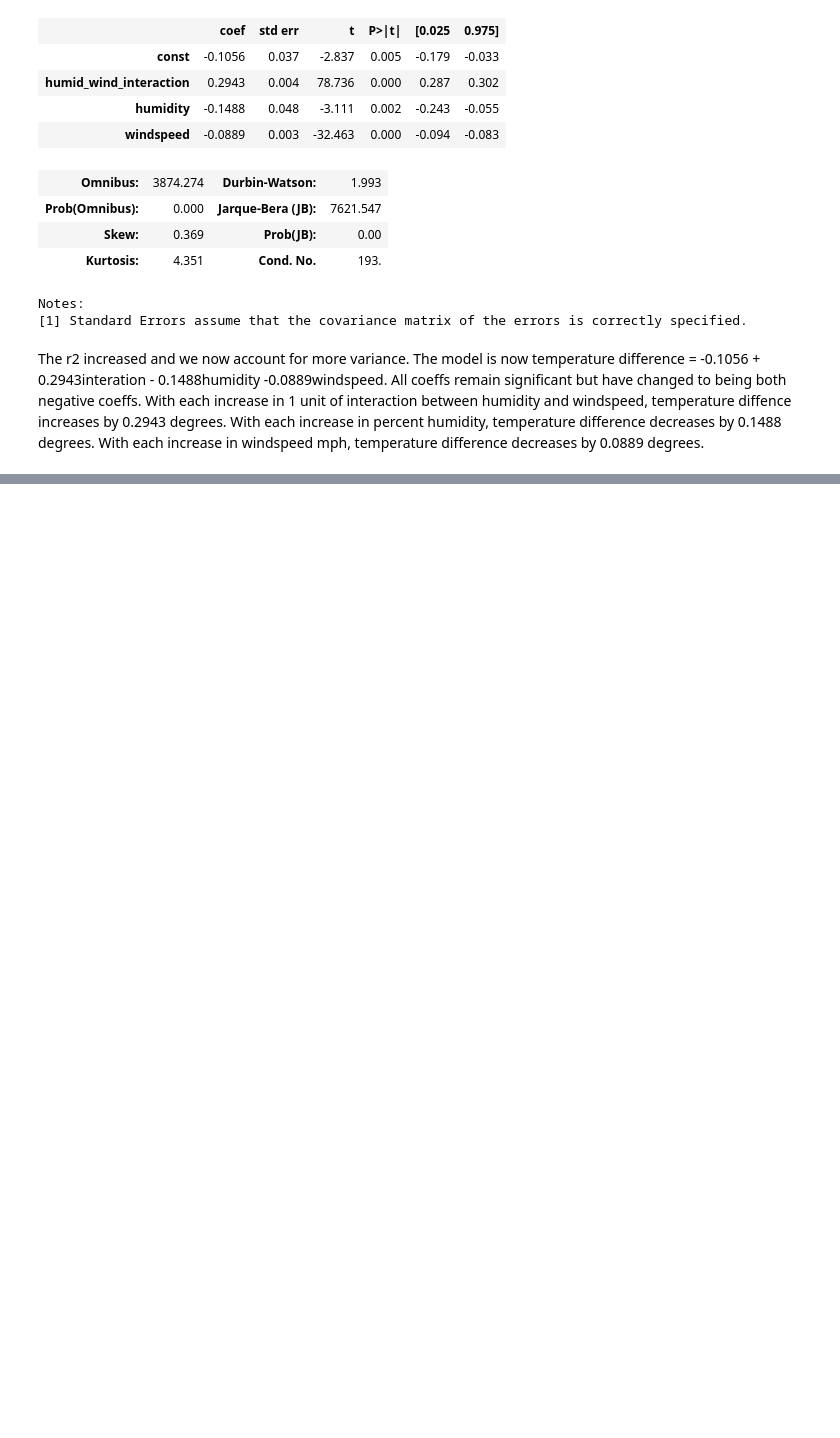
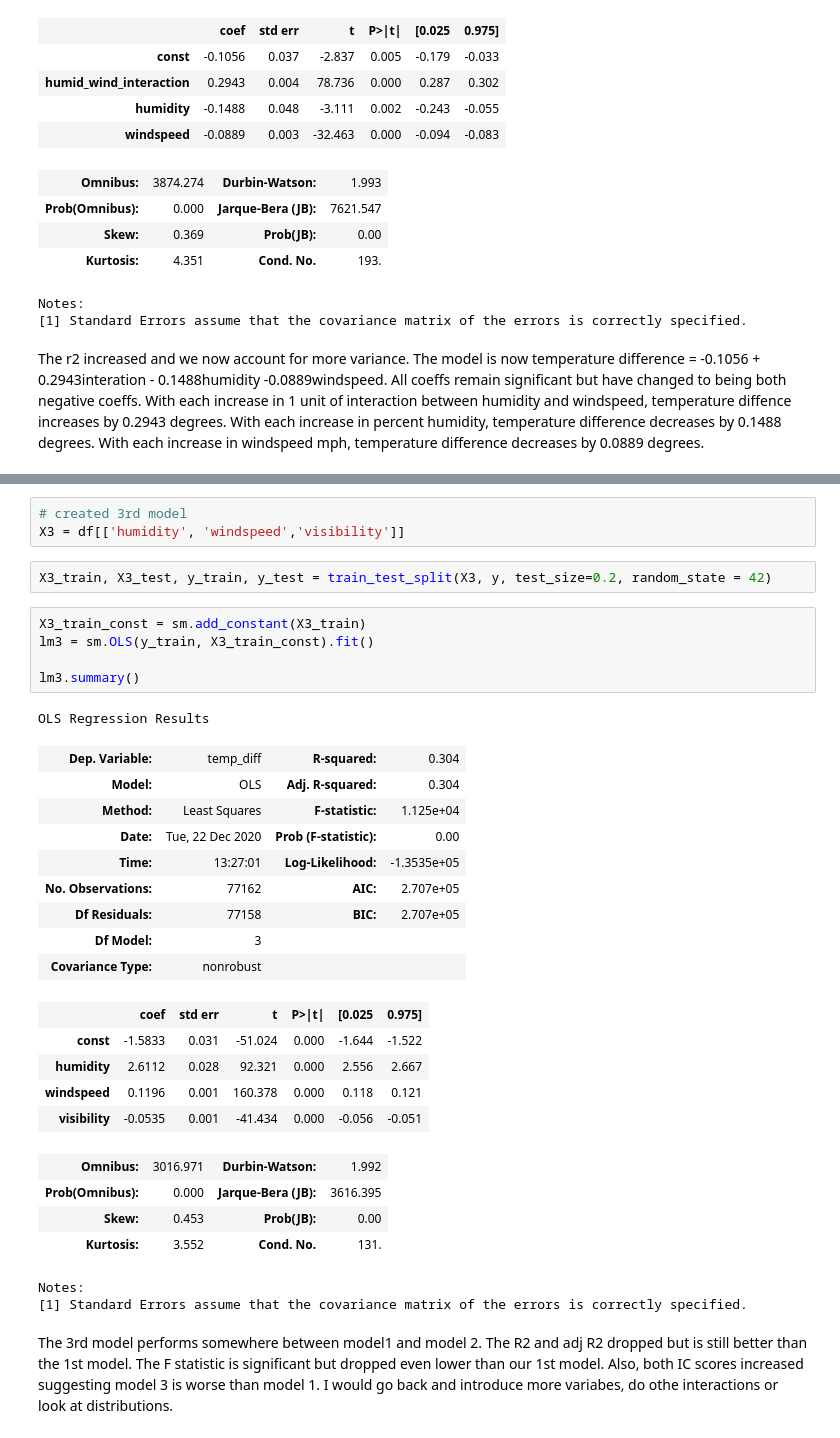
Before and after one commit to mgalaviz1/my_work, a Jupyter notebook: week6_linear_regression/interpreting_coeffs.ipynb, the cells around one changed output, grey strips where cells are left out. Cells and saved outputs as stored; diff of their text form; blank space fills up the shorter version.

```diff
--- a/week6_linear_regression/interpreting_coeffs.ipynb
+++ b/week6_linear_regression/interpreting_coeffs.ipynb
@@ -117,0 +130,34 @@ The r2 increased and we now account for more variance. The model is now temperat
+# %%
+# created 3rd model
+X3 = df[['humidity', 'windspeed','visibility']]
+# %%
+X3_train, X3_test, y_train, y_test = train_test_split(X3, y, test_size=0.2, random_state = 42)
+# %%
+X3_train_const = sm.add_constant(X3_train)
+lm3 = sm.OLS(y_train, X3_train_const).fit()
+
+lm3.summary()
+# %% [output]
+OLS Regression Results
+| Dep. Variable: | temp_diff | R-squared: | 0.304 |
+| Model: | OLS | Adj. R-squared: | 0.304 |
+| Method: | Least Squares | F-statistic: | 1.125e+04 |
+| Date: | Tue, 22 Dec 2020 | Prob (F-statistic): | 0.00 |
+| Time: | 13:27:01 | Log-Likelihood: | -1.3535e+05 |
+| No. Observations: | 77162 | AIC: | 2.707e+05 |
+| Df Residuals: | 77158 | BIC: | 2.707e+05 |
+| Df Model: | 3 |  |  |
+| Covariance Type: | nonrobust |  |  |
+|  | coef | std err | t | P>|t| | [0.025 | 0.975] |
+| const | -1.5833 | 0.031 | -51.024 | 0.000 | -1.644 | -1.522 |
+| humidity | 2.6112 | 0.028 | 92.321 | 0.000 | 2.556 | 2.667 |
+| windspeed | 0.1196 | 0.001 | 160.378 | 0.000 | 0.118 | 0.121 |
+| visibility | -0.0535 | 0.001 | -41.434 | 0.000 | -0.056 | -0.051 |
+| Omnibus: | 3016.971 | Durbin-Watson: | 1.992 |
+| Prob(Omnibus): | 0.000 | Jarque-Bera (JB): | 3616.395 |
+| Skew: | 0.453 | Prob(JB): | 0.00 |
+| Kurtosis: | 3.552 | Cond. No. | 131. |
+Notes:
+[1] Standard Errors assume that the covariance matrix of the errors is correctly specified.
+# %% [markdown]
+The 3rd model performs somewhere between model1 and model 2. The R2 and adj R2 dropped but is still better than the 1st model. The F statistic is significant but dropped even lower than our 1st model. Also, both IC scores increased suggesting model 3 is worse than model 1. I would go back and introduce more variabes, do othe interactions or look at distributions.
```
Also changed, not shown: parts of 6 cells of this notebook, 1 other file.
